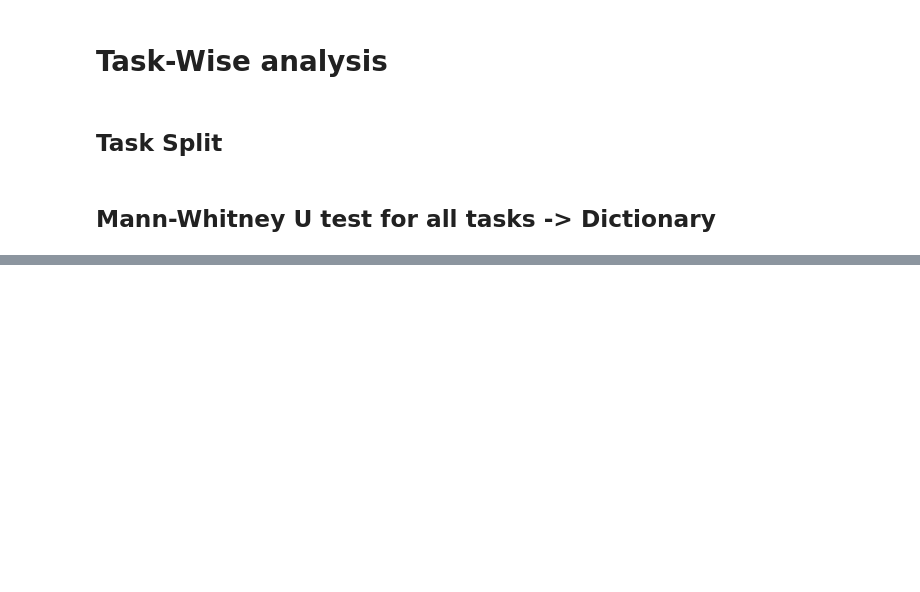
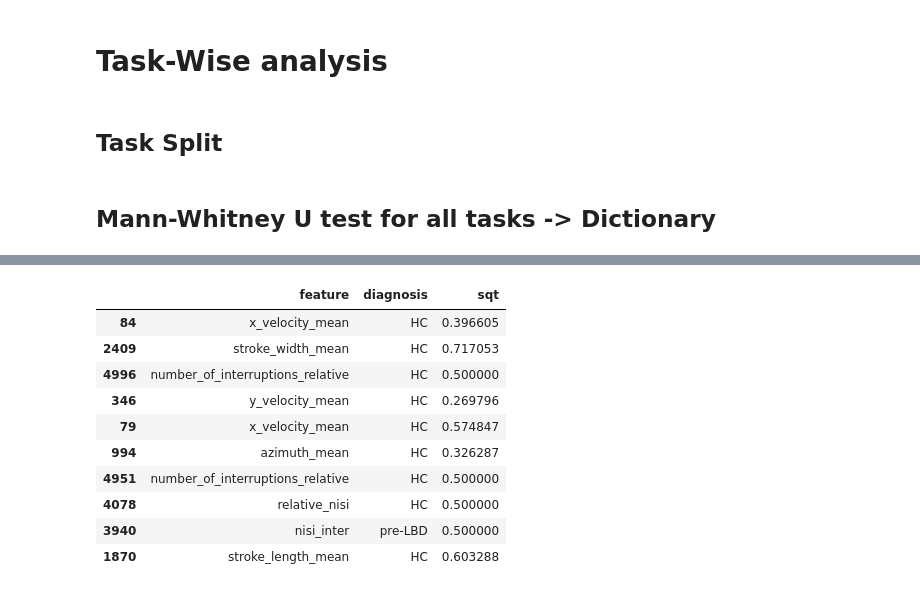
Before and after one commit to RichardLadislav/DOLPHIN-NDD_diagnostic, a Jupyter notebook: handcrafted_features_extraction/hf_analysis_refactor.ipynb, the cells around one changed output, grey strips where cells are left out. Saved outputs shown, nothing was run; the diff lists cells and outputs as text; code cells hidden in the pictures; blank space fills up the shorter version.

```diff
--- a/handcrafted_features_extraction/hf_analysis_refactor.ipynb
+++ b/handcrafted_features_extraction/hf_analysis_refactor.ipynb
@@ -944,0 +880,14 @@ plot_sqt_kde_from_long(sqt_long_1_1)
+# %%
+sqt_long_1_1.sample(10)
+# %% [output]
+|  | feature | diagnosis | sqt |
+| 84 | x_velocity_mean | HC | 0.396605 |
+| 2409 | stroke_width_mean | HC | 0.717053 |
+| 4996 | number_of_interruptions_relative | HC | 0.500000 |
+| 346 | y_velocity_mean | HC | 0.269796 |
+| 79 | x_velocity_mean | HC | 0.574847 |
+| 994 | azimuth_mean | HC | 0.326287 |
+| 4951 | number_of_interruptions_relative | HC | 0.500000 |
+| 4078 | relative_nisi | HC | 0.500000 |
+| 3940 | nisi_inter | pre-LBD | 0.500000 |
+| 1870 | stroke_length_mean | HC | 0.603288 |
```
Also changed, not shown: parts of 18 cells of this notebook.
